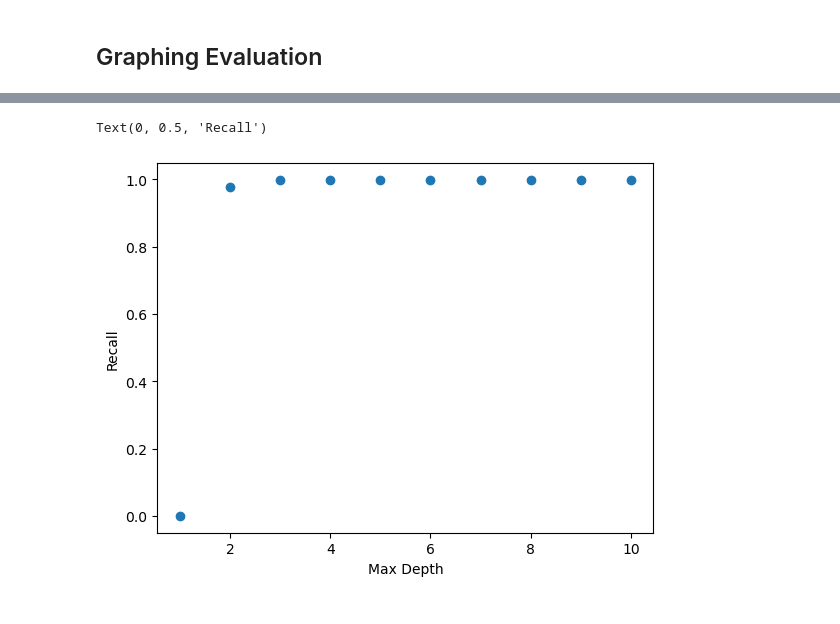
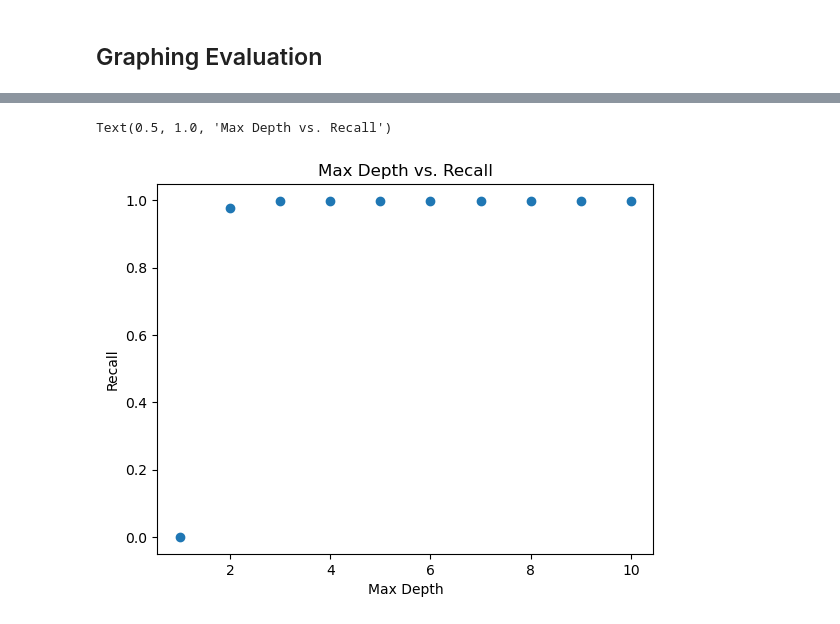
Before and after one commit to schuberte2026/AlgoLab5, a Jupyter notebook: benchmarking.ipynb, the cells around one changed output, grey strips where cells are left out. Saved outputs shown, nothing was run; the diff lists cells and outputs as text; code cells hidden in the pictures.

```diff
--- a/benchmarking.ipynb
+++ b/benchmarking.ipynb
@@ -73,7 +76,8 @@ Text(0, 0.5, 'Precision')
 # %%
 plt.scatter(range(1, 11), recall)
 plt.xlabel("Max Depth")
 plt.ylabel("Recall")
+plt.title("Max Depth vs. Recall")
 # %% [output]
-Text(0, 0.5, 'Recall')
+Text(0.5, 1.0, 'Max Depth vs. Recall')
-[figure, old version]
+[figure, new version]
```
Also changed, not shown: parts of 3 cells of this notebook.
